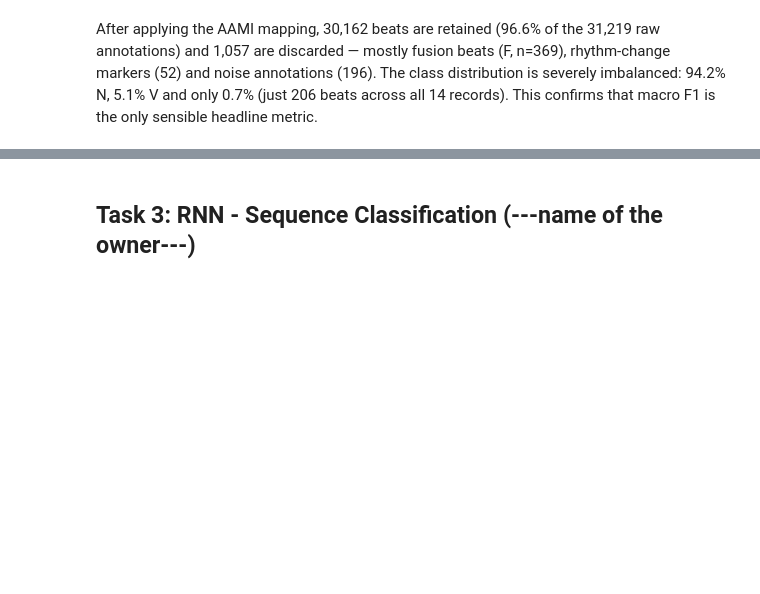
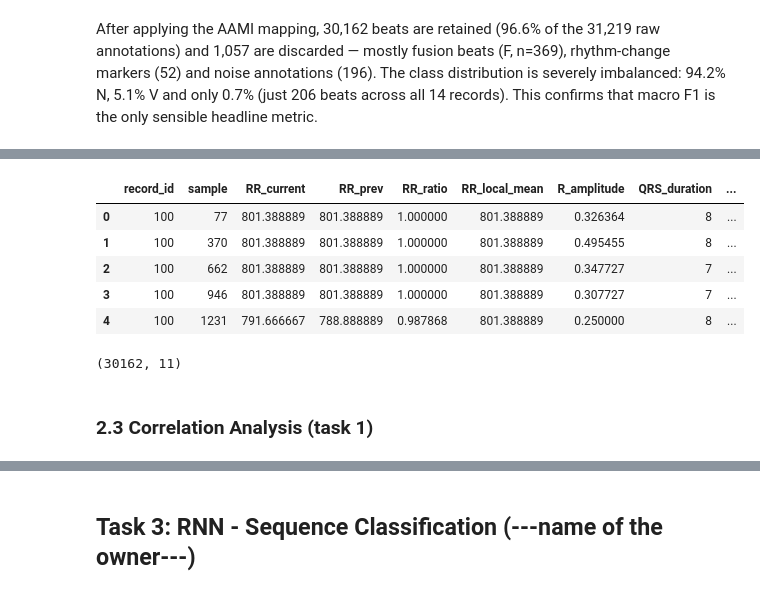
Before and after one commit to harasarahh/machine-learning-projects, a Jupyter notebook: TimeSeries/ML_assignment3.ipynb, the cells around one changed output, grey strips where cells are left out. Cells and saved outputs as stored; diff of their text form; code cells hidden in the pictures; blank space fills up the shorter version.

Commit message:
Update ML_assignment3.ipynb
Task 2 (Ana)

```diff
--- a/TimeSeries/ML_assignment3.ipynb
+++ b/TimeSeries/ML_assignment3.ipynb
@@ -213,2 +272,31 @@ def plot_feature_correlation(features_df):
 # %%
 FEATURE_NAMES = ['RR_current', 'RR_prev', 'RR_ratio', 'RR_local_mean', 'R_amplitude', 'QRS_duration', 'QRS_energy', 'ST_mean']
+# %%
+# Function to compute the 'QRS_duration' using a threshold-based method around the R-peak
+def find_qrs_duration(signal, r_idx, R_amplitude):
+
+    # QRS duration estimates the width of the ventricular depolarization complex
+    # using a threshold-based method around the R-peak.
+
+    threshold = 0.5 * R_amplitude  # 50% of peak amplitude (adaptive threshold)
+
+    # LEFT CROSSING: search backwards from R-peak until signal drops below threshold
+    left_cross = None
+    for i in range(r_idx, -1, -1):
+        if signal[i] < threshold:
+            left_cross = i
+            break
+
+    # RIGHT CROSSING: search forward from R-peak until signal drops below threshold
+    right_cross = None
+    for i in range(r_idx, len(signal)):
+        if signal[i] < threshold:
+            right_cross = i
+            break
+
+    # If boundaries are not found, return NaN (robust handling of edge cases/noise)
+    if left_cross is None or right_cross is None:
+        return np.nan
+
+    # QRS duration in samples (can be converted to ms if needed)
+    return right_cross - left_cross
@@ -215,3 +391,18 @@ FEATURE_NAMES = ['RR_current', 'RR_prev', 'RR_ratio', 'RR_local_mean', 'R_amplit
+# %%
+features_df.head()
+# %% [output]
+|  | record_id | sample | RR_current | RR_prev | RR_ratio | RR_local_mean | R_amplitude | QRS_duration | ... |
+| 0 | 100 | 77 | 801.388889 | 801.388889 | 1.000000 | 801.388889 | 0.326364 | 8 | ... |
+| 1 | 100 | 370 | 801.388889 | 801.388889 | 1.000000 | 801.388889 | 0.495455 | 8 | ... |
+| 2 | 100 | 662 | 801.388889 | 801.388889 | 1.000000 | 801.388889 | 0.347727 | 7 | ... |
+| 3 | 100 | 946 | 801.388889 | 801.388889 | 1.000000 | 801.388889 | 0.307727 | 7 | ... |
+| 4 | 100 | 1231 | 791.666667 | 788.888889 | 0.987868 | 801.388889 | 0.250000 | 8 | ... |
+# %%
+features_df.shape
+# %% [output]
+(30162, 11)
+# %% [markdown]
+### 2.3 Correlation Analysis (task 1)
 # %%
 #heatmap (task 1)
 plot_feature_correlation(features_df)
```
Also changed, not shown: parts of 18 cells of this notebook.
